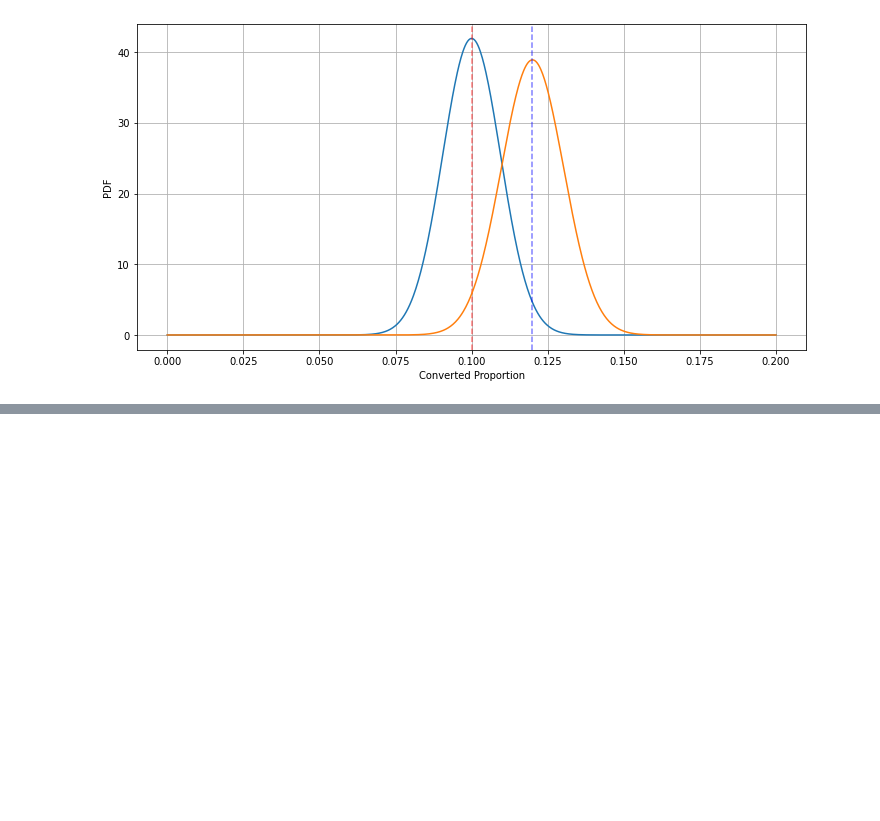
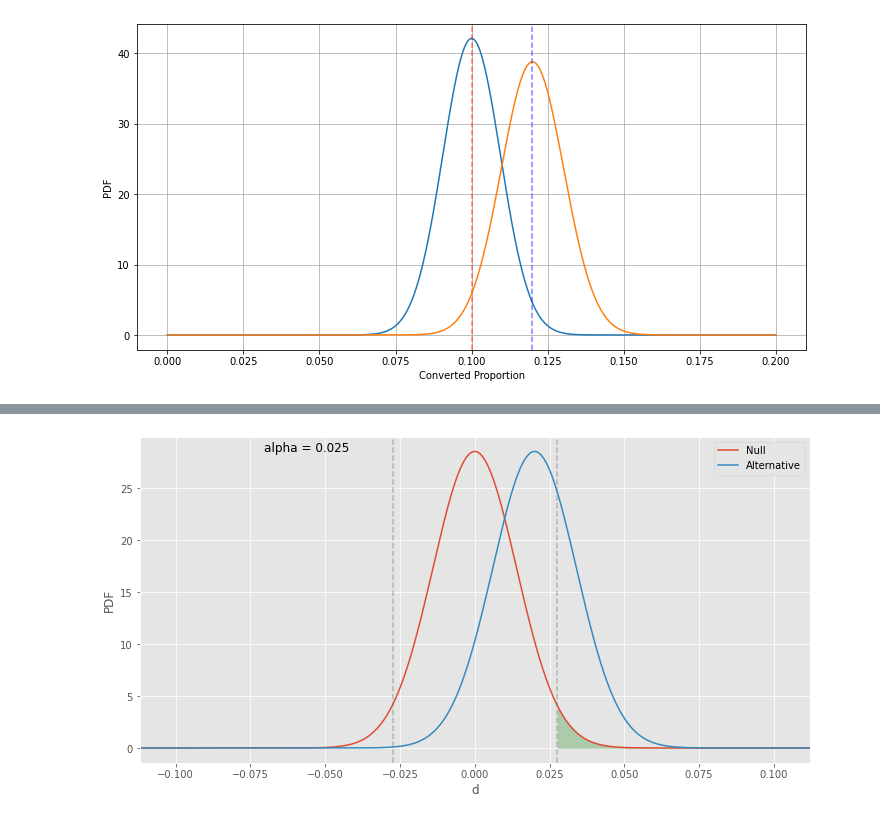
Before and after one commit to ysraell/examples, a Jupyter notebook: TestAB_Math/Tutorial.ipynb, the cells around one changed output, grey strips where cells are left out. Saved outputs shown, nothing was run; the diff lists cells and outputs as text; code cells hidden in the pictures; blank space fills up the shorter version.

```diff
--- a/TestAB_Math/Tutorial.ipynb
+++ b/TestAB_Math/Tutorial.ipynb
@@ -218,0 +232,4 @@ $\displaystyle  \hat{d} = \hat{p_A} - \hat{p_A} = 0.12.$
+# %%
+abplot(N_A, N_B, bcr, d_hat, show_alpha=True)
+# %% [output]
+[figure, added]
```
Also changed, not shown: parts of 14 cells of this notebook, 4 other files.
